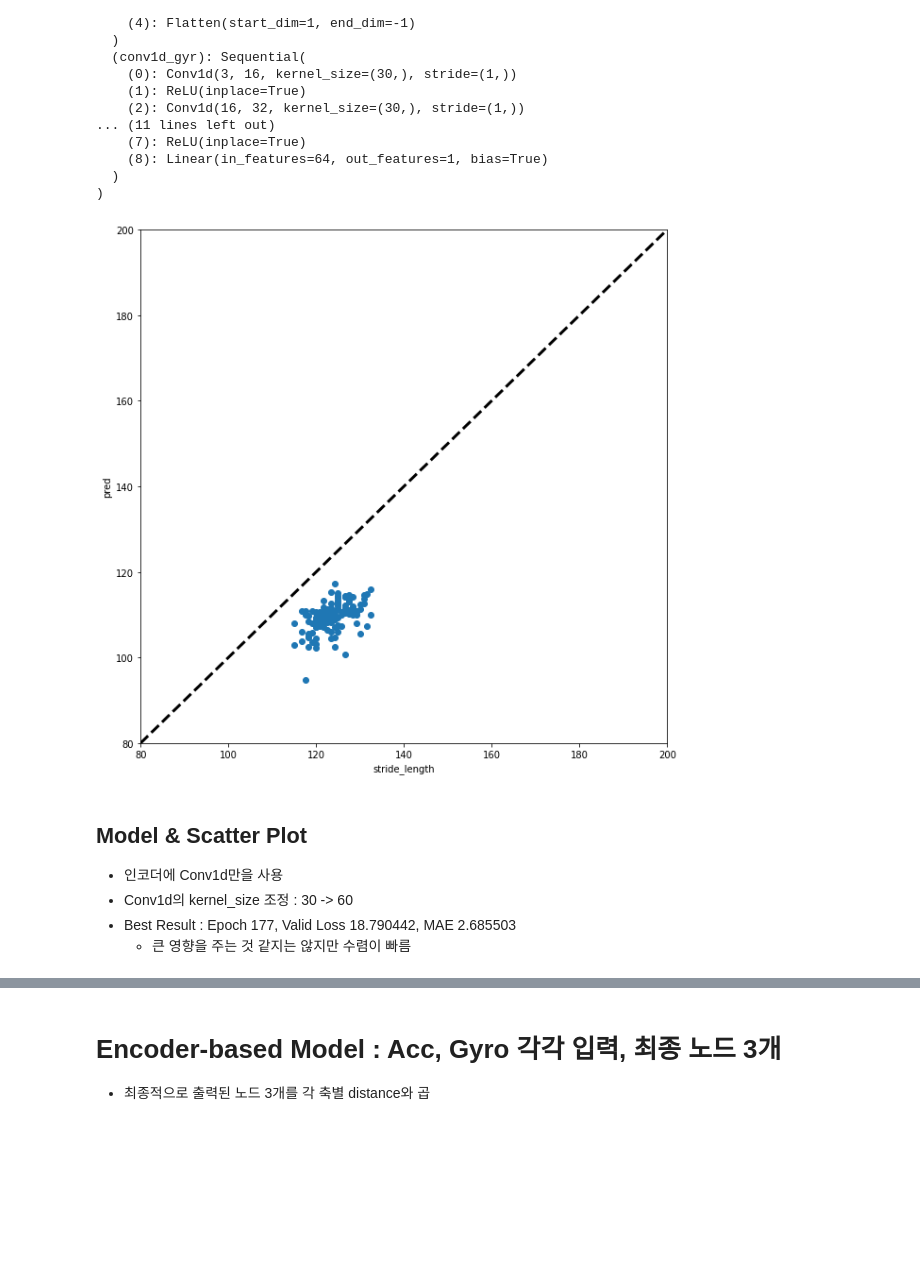
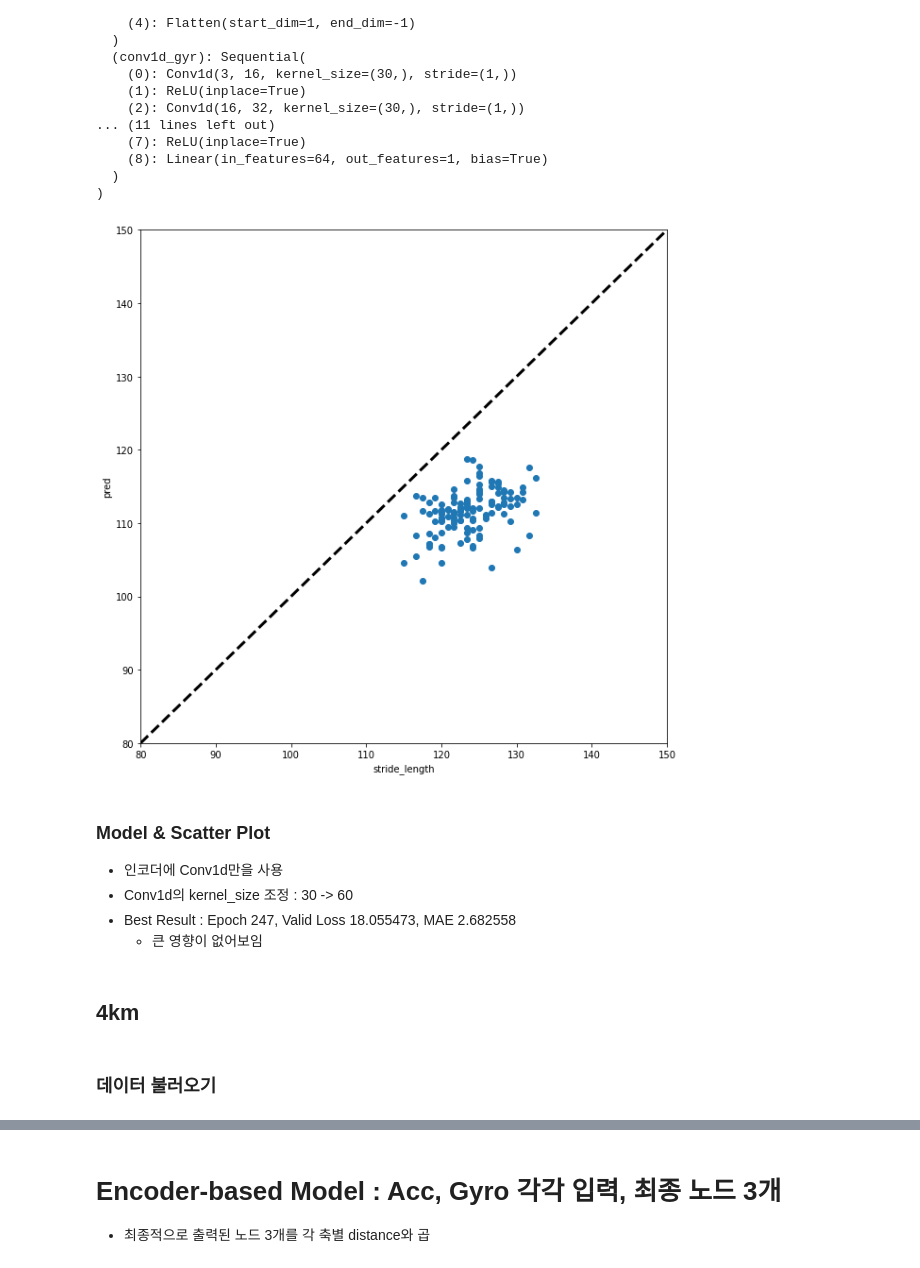
Before and after one commit to taeoowl/gait, a Jupyter notebook: gait/ksci/속도 세팅 별.ipynb, the cells around one changed output, grey strips where cells are left out. Saved outputs shown, nothing was run; the diff lists cells and outputs as text; code cells hidden in the pictures; blank space fills up the shorter version.

```diff
--- a/gait/ksci/속도 세팅 별.ipynb
+++ b/gait/ksci/속도 세팅 별.ipynb
@@ -385,7 +359,7 @@ conv1d_dim2 = 32
 dense_dim = 512
 
 model = Encoder(input_dim, conv1d_dim1, conv1d_dim2, dense_dim).to(device)
-model.load_state_dict(torch.load('./encoder_1_best_ks30_spd30.pth'))
+model.load_state_dict(torch.load('./model/encoder_1_best_ks30_spd3.pth'))
 model.eval()
 # %% [output]
 Encoder(
@@ -408,22 +382,26 @@ Encoder(
 # %%
 pred = model(inputs_acc, inputs_gyr).detach().cpu().numpy()
 
 plt.figure(figsize=(10, 10))
 plt.scatter(stride_length, np.round(pred, 4))
-plt.xlim([80, 200])
+plt.xlim([80, 150])
 plt.xlabel('stride_length')
-plt.ylim([80, 200])
+plt.ylim([80, 150])
 plt.ylabel('pred')
 
 xpoints = ypoints = plt.xlim()
 plt.plot(xpoints, ypoints, linestyle='--', color='k', lw=3, scalex=False, scaley=False)
 
 plt.show()
 # %% [output]
-[figure, old version]
+[figure, new version]
 # %% [markdown]
-## Model & Scatter Plot
+### Model & Scatter Plot
 - 인코더에 Conv1d만을 사용
 - Conv1d의 kernel_size 조정 : 30 -> 60
-- Best Result : Epoch 177, Valid Loss 18.790442, MAE 2.685503
-    - 큰 영향을 주는 것 같지는 않지만 수렴이 빠름
+- Best Result : Epoch 247, Valid Loss 18.055473, MAE 2.682558
+    - 큰 영향이 없어보임
+# %% [markdown]
+## 4km
+# %% [markdown]
+### 데이터 불러오기
```
Also changed, not shown: parts of 74 cells of this notebook, 6 other files.
